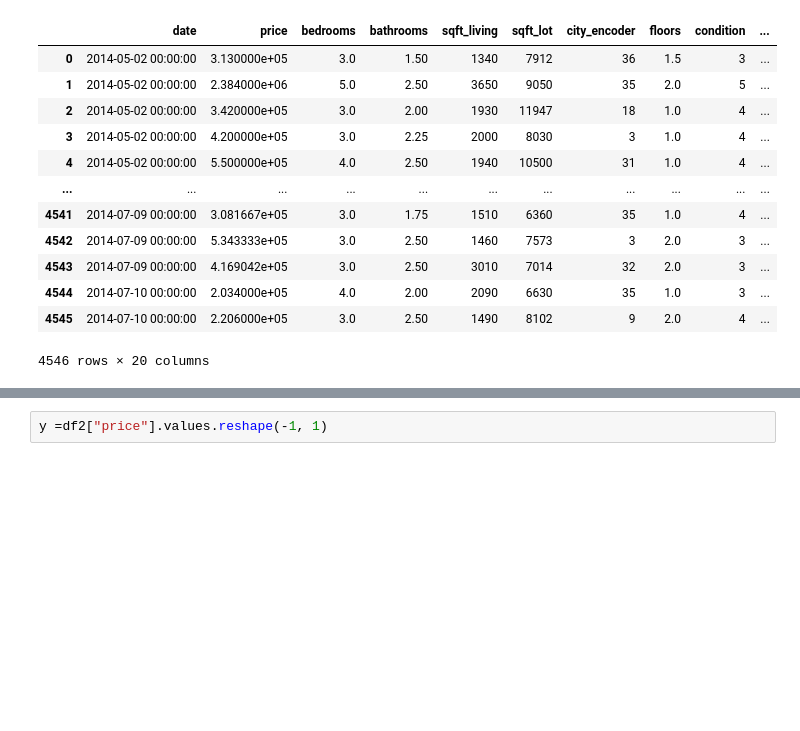
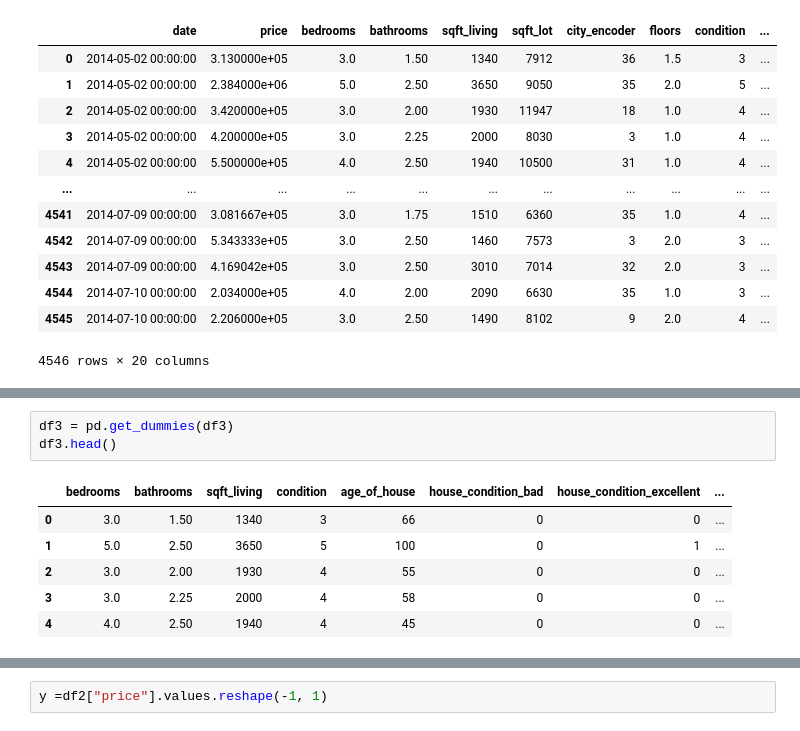
Before and after one commit to BanuNathan/Final-Project--Machine-Learning, a Jupyter notebook: Ridge.ipynb, the cells around one changed output, grey strips where cells are left out. Cells and saved outputs as stored; diff of their text form; blank space fills up the shorter version.

```diff
--- a/Ridge.ipynb
+++ b/Ridge.ipynb
@@ -81,0 +141,10 @@ df2
+# %%
+df3 = pd.get_dummies(df3)
+df3.head()
+# %% [output]
+|  | bedrooms | bathrooms | sqft_living | condition | age_of_house | house_condition_bad | house_condition_excellent | ... |
+| 0 | 3.0 | 1.50 | 1340 | 3 | 66 | 0 | 0 | ... |
+| 1 | 5.0 | 2.50 | 3650 | 5 | 100 | 0 | 1 | ... |
+| 2 | 3.0 | 2.00 | 1930 | 4 | 55 | 0 | 0 | ... |
+| 3 | 3.0 | 2.25 | 2000 | 4 | 58 | 0 | 0 | ... |
+| 4 | 4.0 | 2.50 | 1940 | 4 | 45 | 0 | 0 | ... |
```
Also changed, not shown: parts of 31 cells of this notebook, 9 other files.
